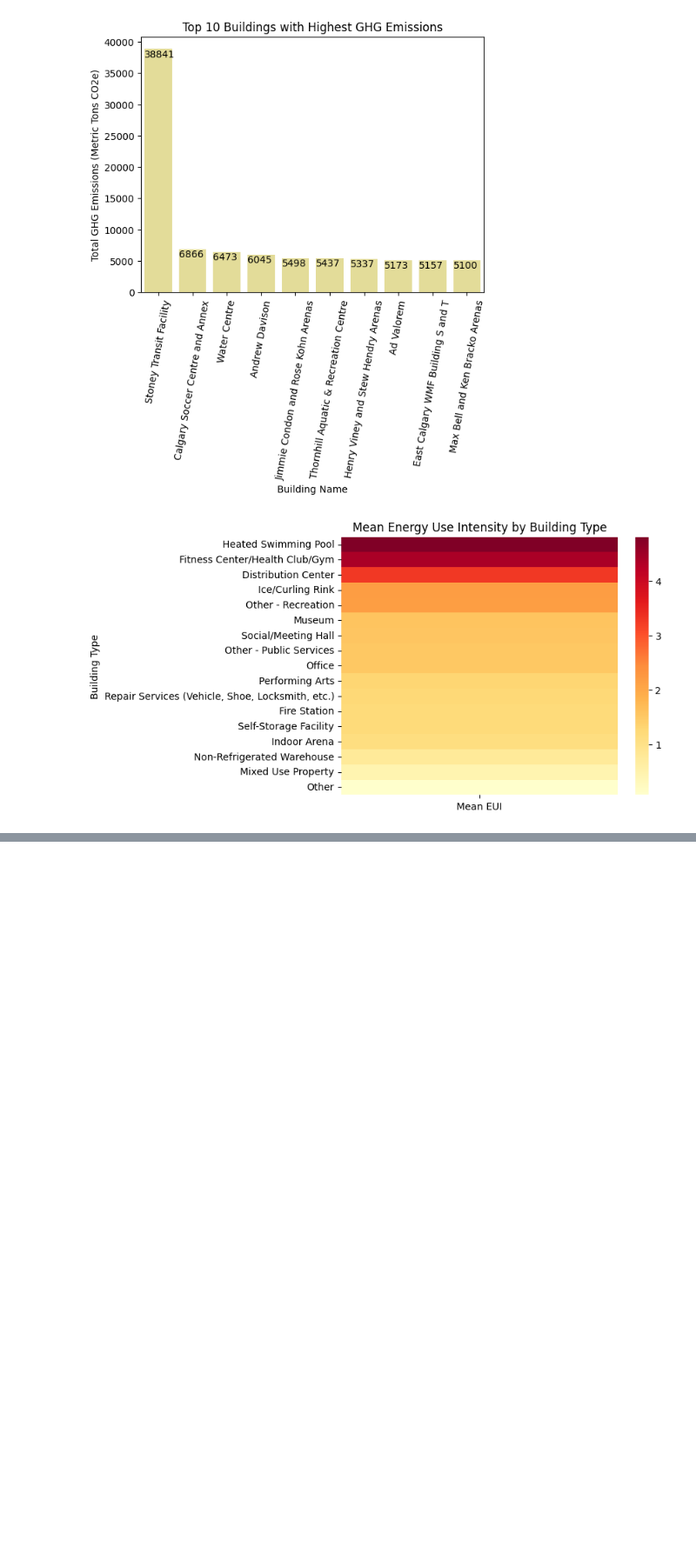
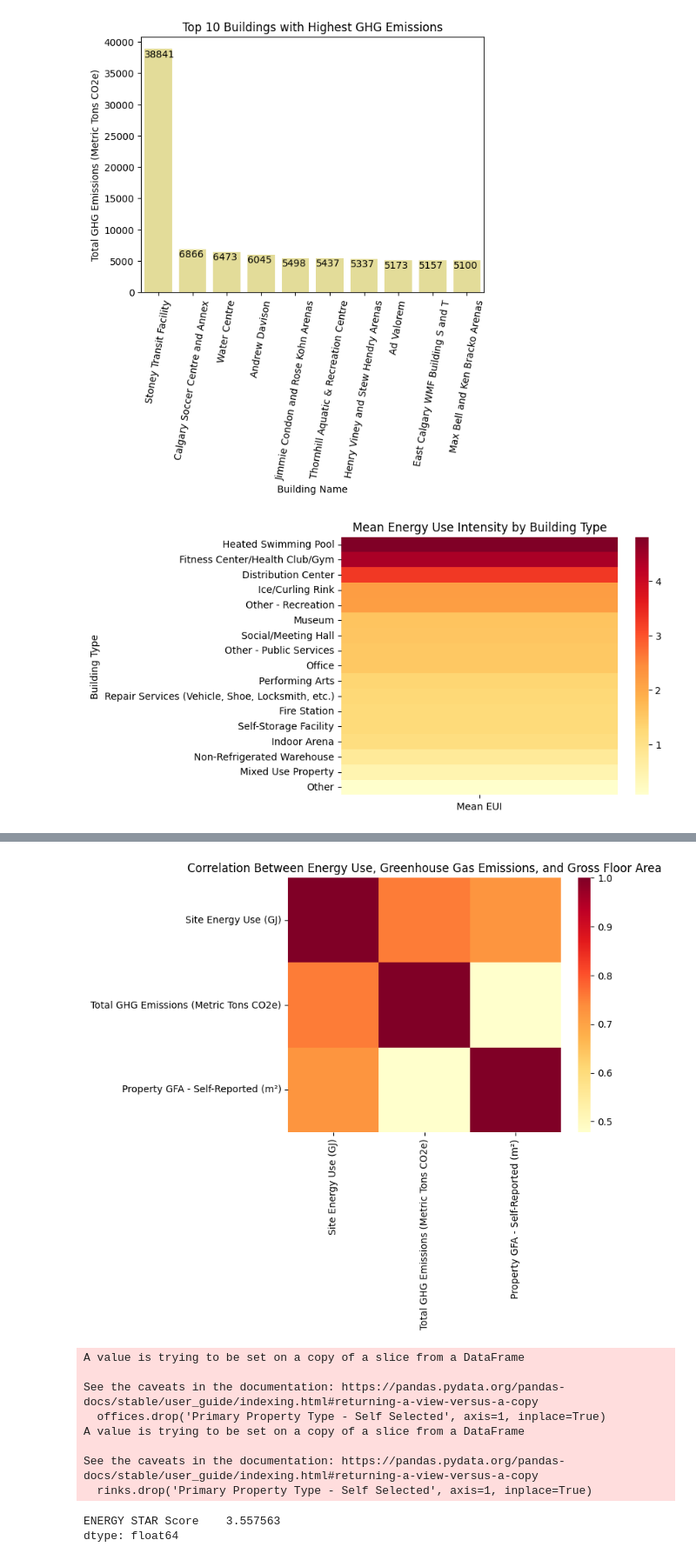
Before and after one commit to evan-losier/DATA601HW4, a Jupyter notebook: Project/HW4.ipynb, the cells around one changed output, grey strips where cells are left out. Shown at 87% size. Cells and saved outputs as stored; diff of their text form; code cells hidden in the pictures; blank space fills up the shorter version.

Commit message:
Added Part 4

```diff
--- a/Project/HW4.ipynb
+++ b/Project/HW4.ipynb
@@ -247,3 +245,40 @@ plt.show()
 [figure]
 [figure]
 [figure]
+# %%
+# Part 4
+
+# Compute and visualize the correlation matrix between Energy Use, GHG Emissions, and Gross Floor Area
+# There is a strong correlation between Energy Use and GHG Emissions,
+# as well as between Energy Use and Gross Floor Area. This implies that sites that
+# use a lot of energy are likely to also emit a lot of greenhouse gases and
+# have a larger floor area. The weakest correlation of the three is between
+# greenhouse gas emissions and floor area, suggesting that large buildings
+# don't necessarily emit a lot of greenhouse gases and buildings that emit
+# a lot of greenhouse gases are not necessarily large.
+corrdf = df[['Site Energy Use (GJ)', 'Total GHG Emissions (Metric Tons CO2e)', 'Property GFA - Self-Reported (m²)']]
+display(corrdf.corr())
+g4 = sns.heatmap(corrdf.corr(), cmap='YlOrRd')
+g4.set_title('Correlation Between Energy Use, Greenhouse Gas Emissions, and Gross Floor Area')
+plt.show()
+
+# t-test to compare mean ENERGY STAR Score between Offices and Ice/Curling Rinks
+# The result from the test gives a t-value of 3.56, which means the difference
+# between the means of the two groups lies 3.56 standard deviations away from
+# the mean of a normal distribution. In order to have a statistically significant
+# difference between the means, the t-score would have to be greater than 1.96
+# for a 95% confidence interval. Since the t-score of 3.56 is much larger than 1.96,
+# we can say with certainty that there is a statistically significant difference
+# between the mean ENERGY STAR Scores of Offices vs Ice/Curling Rinks.
+dft = pd.read_csv("Building_Energy_Benchmarking.csv")[['ENERGY STAR Score', 'Primary Property Type - Self Selected']]
+dft.dropna(axis=0, how='any', inplace=True)
+offices = dft[dft['Primary Property Type - Self Selected'] == 'Office']
+rinks = dft[dft['Primary Property Type - Self Selected'] == 'Ice/Curling Rink']
+offices.drop('Primary Property Type - Self Selected', axis=1, inplace=True)
+rinks.drop('Primary Property Type - Self Selected', axis=1, inplace=True)
+seoffices = (np.std(offices) / np.sqrt(offices.count())) ** 2
+serinks = (np.std(rinks) / np.sqrt(rinks.count())) ** 2
+se = np.sqrt(seoffices + serinks)
+t = (offices.mean() - rinks.mean()) / se
+display(t)
+# %% [output]
@@ -249,0 +289,11 @@ plt.show()
+[figure, added]
+A value is trying to be set on a copy of a slice from a DataFrame
+
+See the caveats in the documentation: https://pandas.pydata.org/pandas-docs/stable/user_guide/indexing.html#returning-a-view-versus-a-copy
+  offices.drop('Primary Property Type - Self Selected', axis=1, inplace=True)
+A value is trying to be set on a copy of a slice from a DataFrame
+
+See the caveats in the documentation: https://pandas.pydata.org/pandas-docs/stable/user_guide/indexing.html#returning-a-view-versus-a-copy
+  rinks.drop('Primary Property Type - Self Selected', axis=1, inplace=True)
+ENERGY STAR Score    3.557563
+dtype: float64
```
Also changed, not shown: parts of 3 cells of this notebook.
